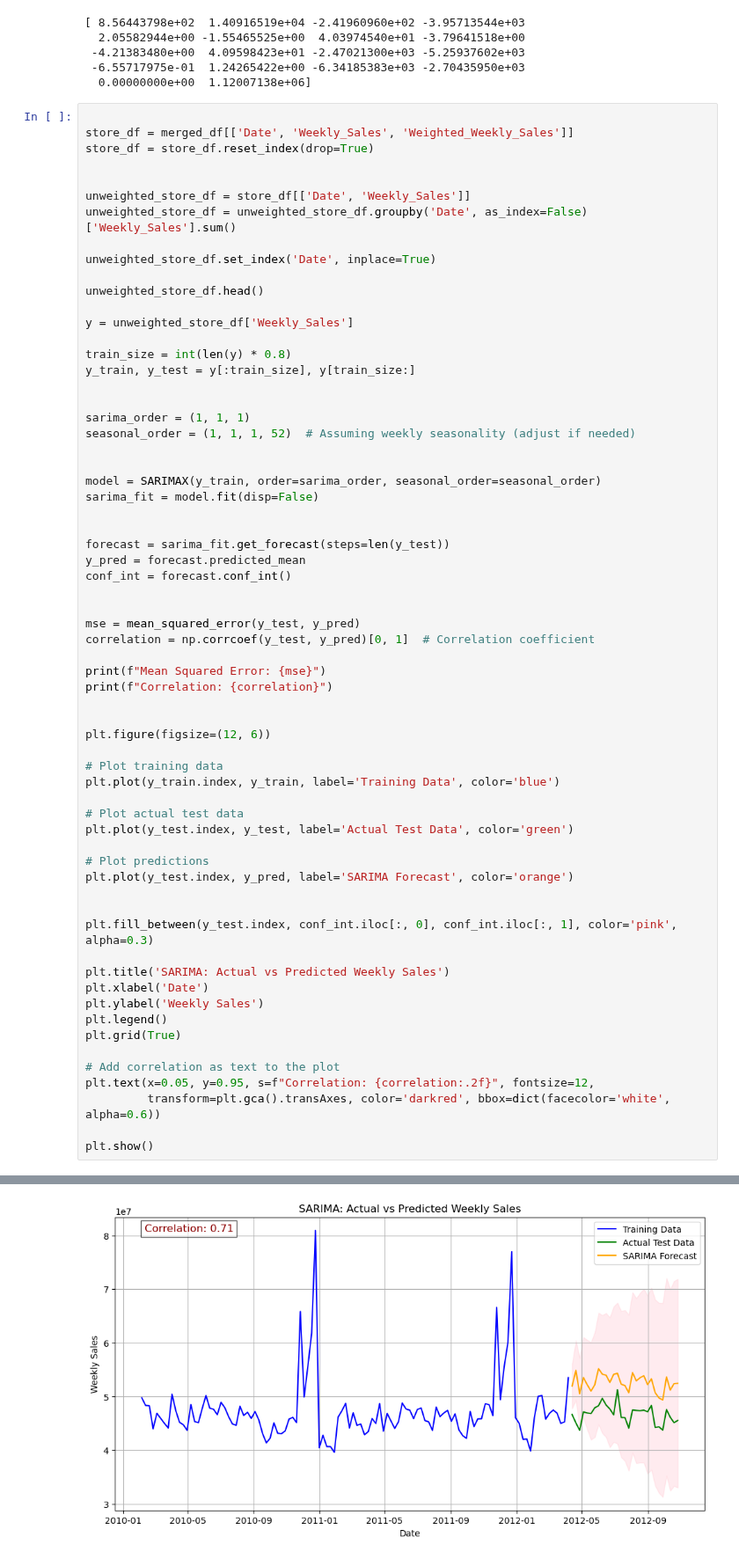
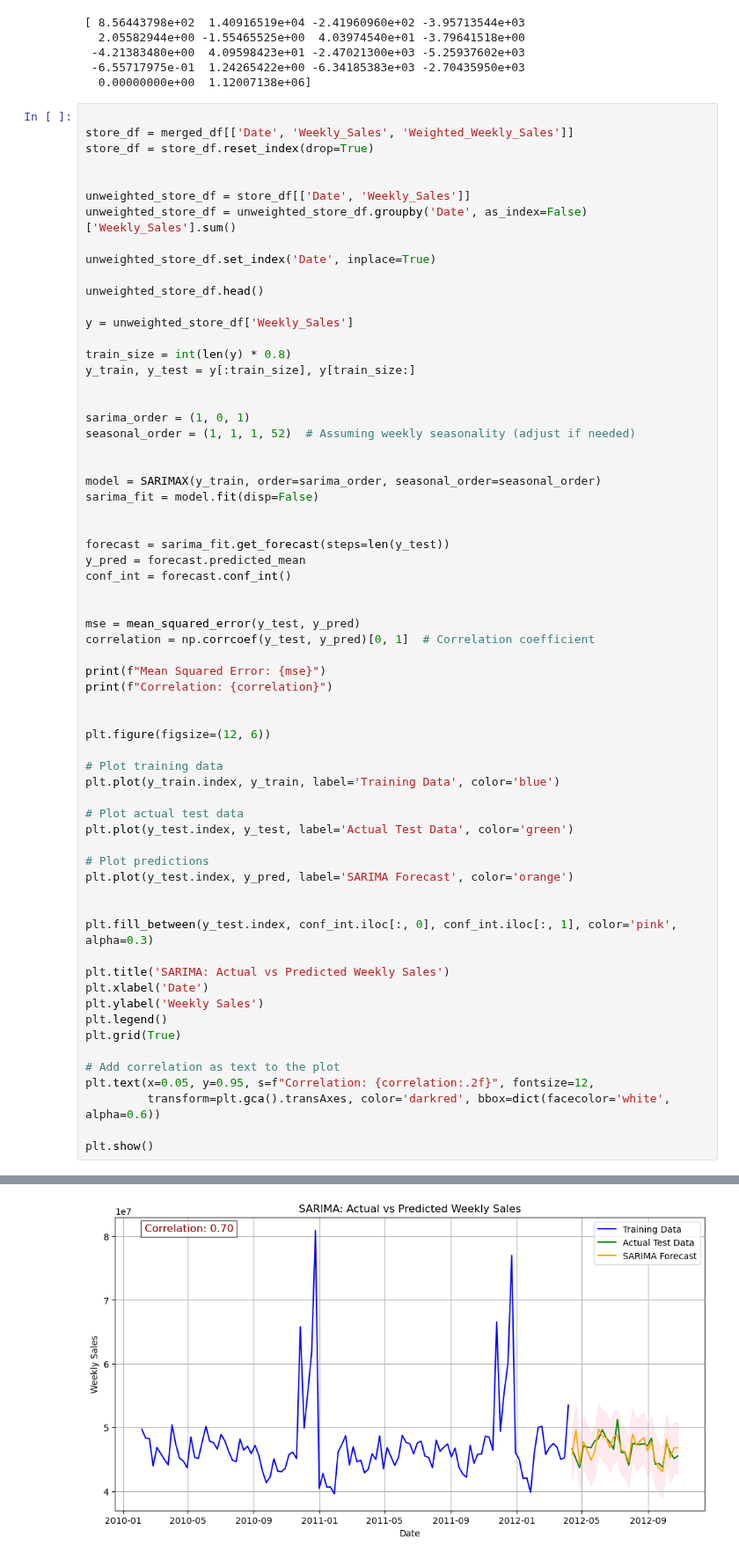
Before and after one commit to MarshallW11/MLProject, a Jupyter notebook: MLProjectV2.ipynb, the cells around one changed output, grey strips where cells are left out. Shown at 88% size. Drawn from its saved outputs; the diff is of its cells as text.

```diff
--- a/MLProjectV2.ipynb
+++ b/MLProjectV2.ipynb
@@ -525,7 +525,7 @@ train_size = int(len(y) * 0.8)
 y_train, y_test = y[:train_size], y[train_size:]
 
 
-sarima_order = (1, 1, 1)
+sarima_order = (1, 0, 1)
 seasonal_order = (1, 1, 1, 52)  # Assuming weekly seasonality (adjust if needed)
 
 
@@ -576,4 +576,4 @@ Correlation: 0.7094336568261853
-[figure, old version]
+[figure, new version]
 # %%
 
 store_df = merged_df[['Date', 'Weekly_Sales', 'Weighted_Weekly_Sales']]
```
Also changed, not shown: parts of 6 cells of this notebook, 2 other files.
